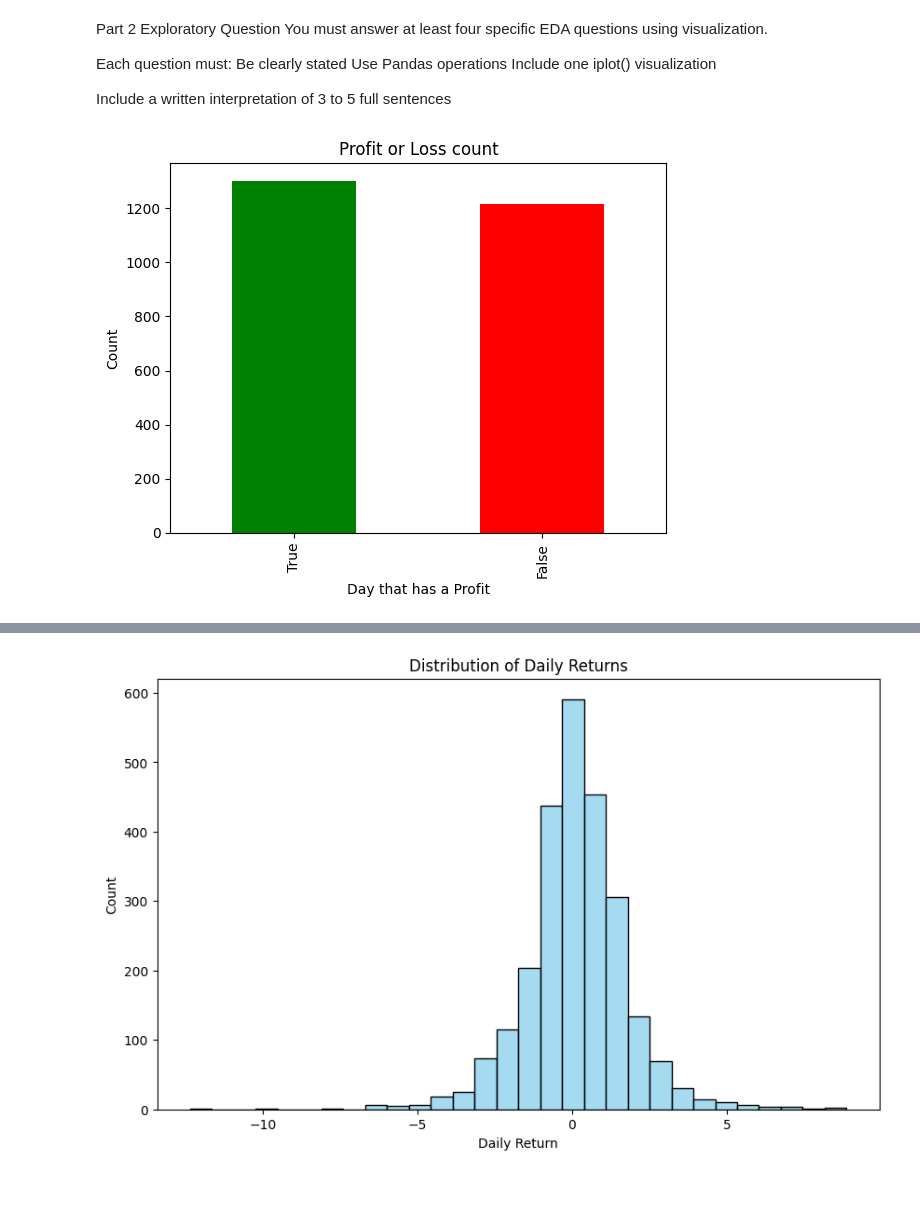
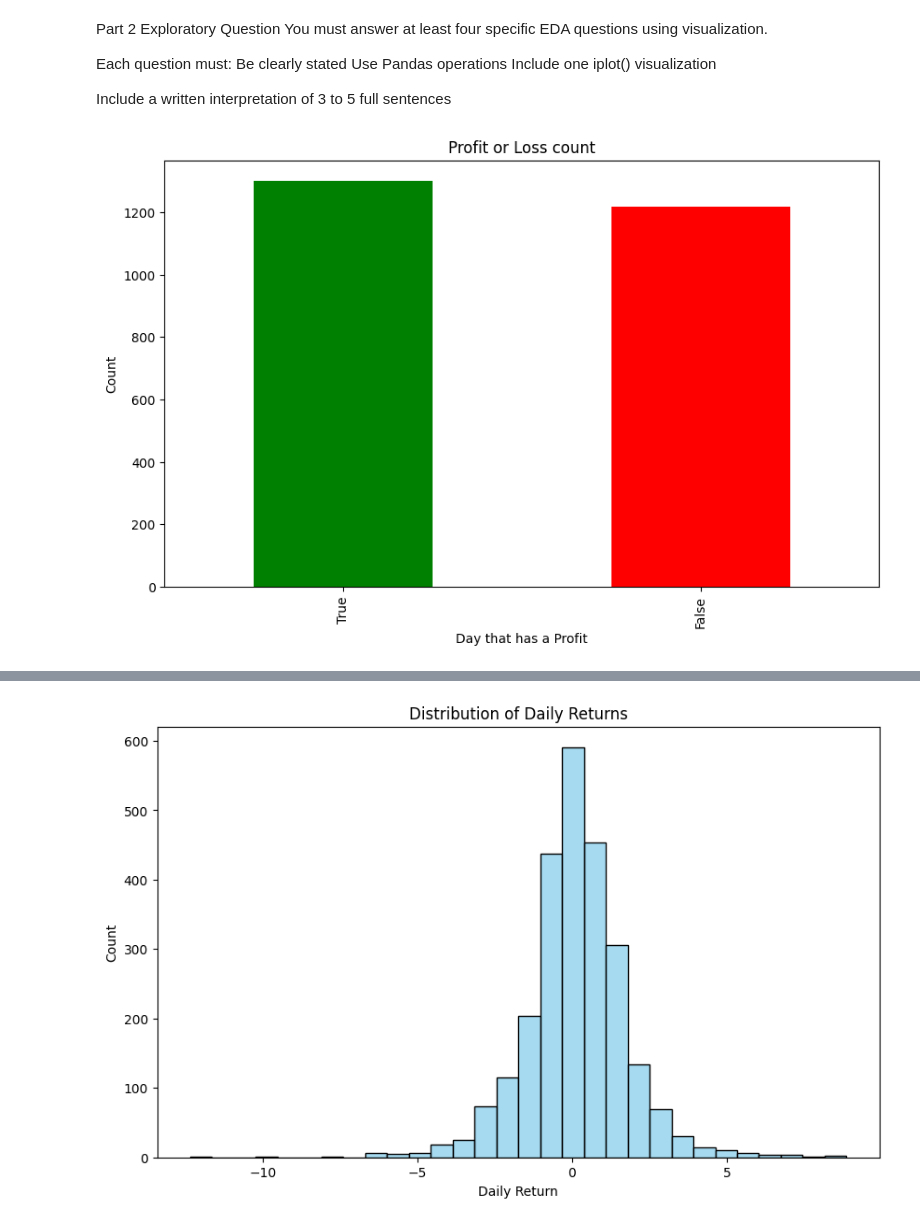
Before and after one commit to omal0/CS577-AppleStock, a Jupyter notebook: Assignments/ProjectPhase2.ipynb, the cells around one changed output, grey strips where cells are left out. Saved outputs shown, nothing was run; the diff lists cells and outputs as text; code cells hidden in the pictures; blank space fills up the shorter version.

```diff
--- a/Assignments/ProjectPhase2.ipynb
+++ b/Assignments/ProjectPhase2.ipynb
@@ -145,12 +145,14 @@ Include a written interpretation of 3 to 5 full sentences
 # %%
 #1. Category Counts (Bar Chart)
 #Question: Is there more days where there is a profit or a loss.
+plt.figure(figsize=(10,6))
+
 profitNoProfit_count = merged["Profit"].value_counts()
 colors = ['red' if category == False else 'green' for category in profitNoProfit_count.index]
-merged["Profit"].value_counts().plot(kind='bar', color= colors)
+profitNoProfit_count.plot(kind='bar', color= colors)
 plt.title('Profit or Loss count')
 plt.xlabel('Day that has a Profit')
 plt.ylabel('Count')
 plt.show()
 # %% [output]
-[figure, old version]
+[figure, new version]
```
Also changed, not shown: parts of 7 cells of this notebook.
